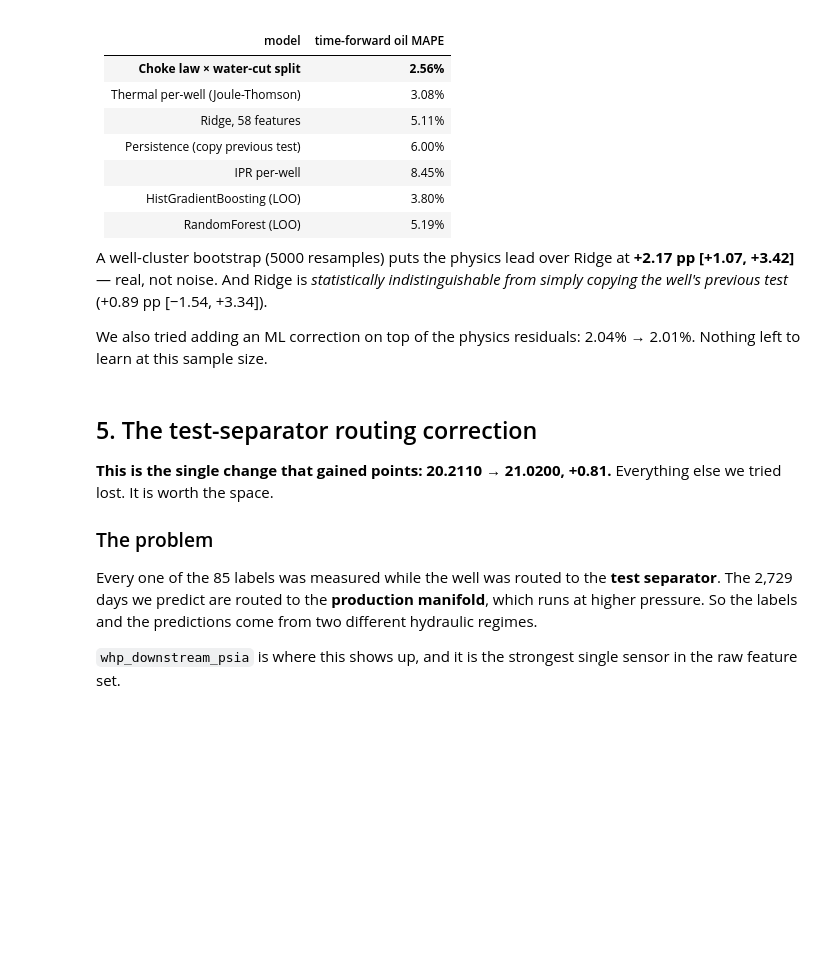
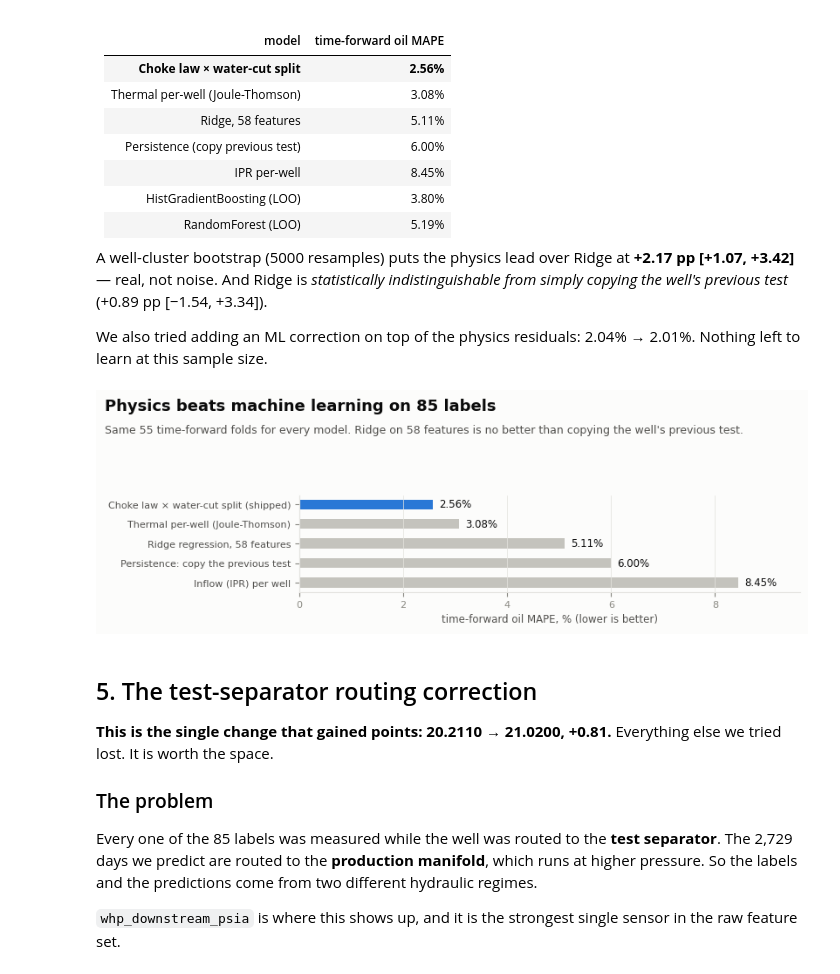
Before and after one commit to turalgasimov/socar_hackathon, a Jupyter notebook: notebooks/VFM_Phase1.ipynb, the cells around one changed output. Drawn from its saved outputs; the diff is of its cells as text; code cells hidden in the pictures; blank space fills up the shorter version.

```diff
--- a/notebooks/VFM_Phase1.ipynb
+++ b/notebooks/VFM_Phase1.ipynb
@@ -260,6 +307,33 @@ indistinguishable from simply copying the well's previous test*
 
 We also tried adding an ML correction on top of the physics residuals: 2.04% →
 2.01%. Nothing left to learn at this sample size.
+# %%
+# The five time-forward rows of the table. The first and the fourth are recomputed here; the
+# other three come from `python ml/eda/benchmark_vfm.py --tf-only` (same 55 folds).
+prev = [tr[(tr.well_name == r.well) & (tr.start < r.start)].oil_rate_stbd.iloc[-1] for r in tf.itertuples()]
+bars = pd.Series({
+    "Choke law × water-cut split (shipped)": mape(tf.real_oil.values, tf.pred_oil.values),
+    "Thermal per-well (Joule-Thomson)": 3.08,
+    "Ridge regression, 58 features": 5.11,
+    "Persistence: copy the previous test": mape(tf.real_oil.values, np.array(prev)),
+    "Inflow (IPR) per well": 8.45,
+})
+assert abs(bars.iloc[0] - 2.56) < 0.005 and abs(bars.iloc[3] - 6.00) < 0.005, "the table above is stale"
+
+fig, ax = plt.subplots(figsize=(8.2, 3.0))
+y = np.arange(len(bars))[::-1]
+ax.barh(y, bars.values, height=0.5, color=[viz.BLUE] + ["#c4c3bd"] * (len(bars) - 1))
+for yi, v in zip(y, bars.values):
+    ax.text(v + 0.12, yi, f"{v:.2f}%", va="center", fontsize=8.5, color=viz.INK)
+ax.set(yticks=y, xlim=(0, bars.max() * 1.14), xlabel="time-forward oil MAPE, % (lower is better)")
+ax.set_yticklabels(bars.index, color=viz.INK_2)
+ax.grid(axis="y", visible=False)
+viz.titled(fig, "Physics beats machine learning on 85 labels",
+           "Same 55 time-forward folds for every model. Ridge on 58 features is no better than "
+           "copying the well's previous test.")
+show(fig)
+# %% [output]
+[figure, added]
 # %% [markdown]
 ## 5. The test-separator routing correction
 
```
Also changed, not shown: parts of 6 cells of this notebook, 2 other files.
